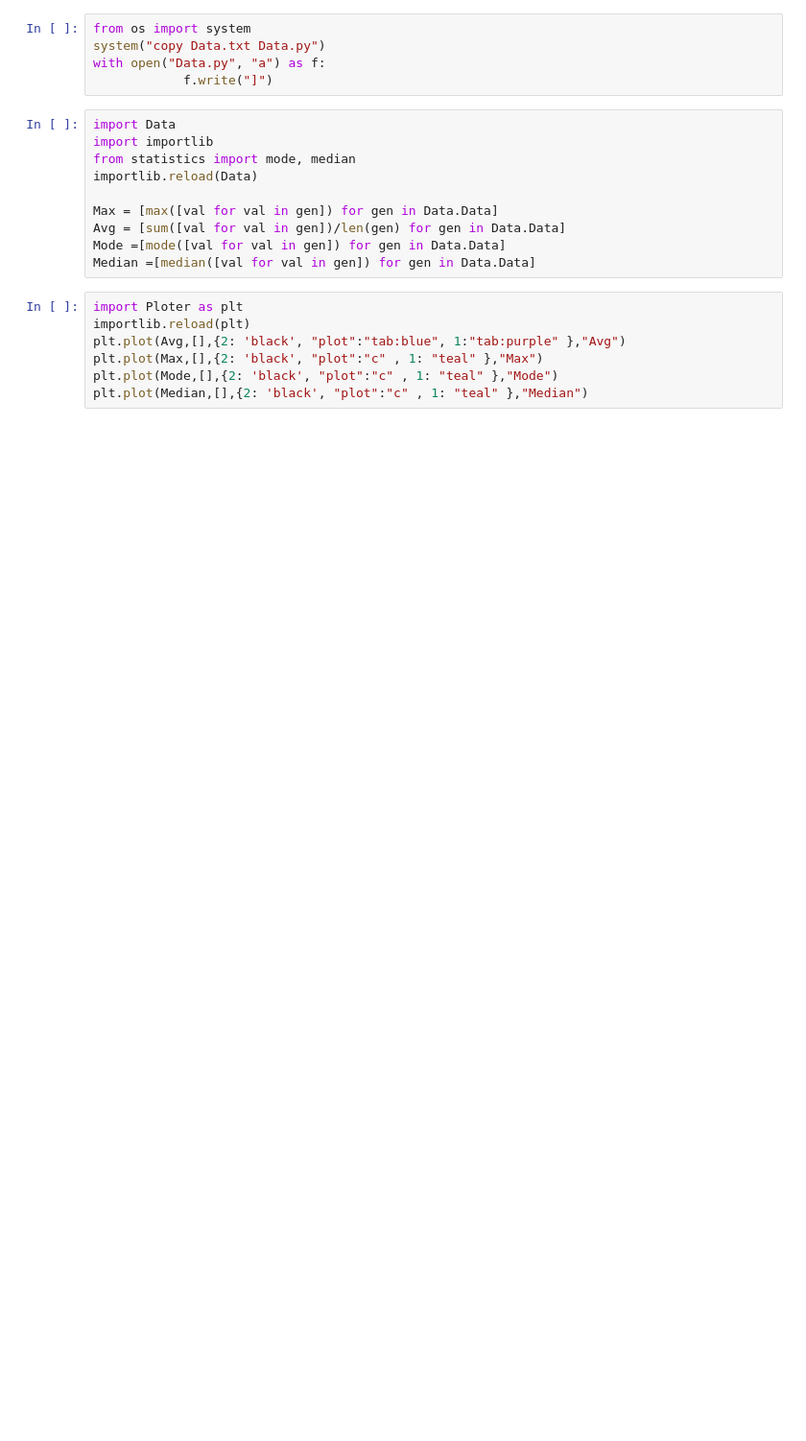
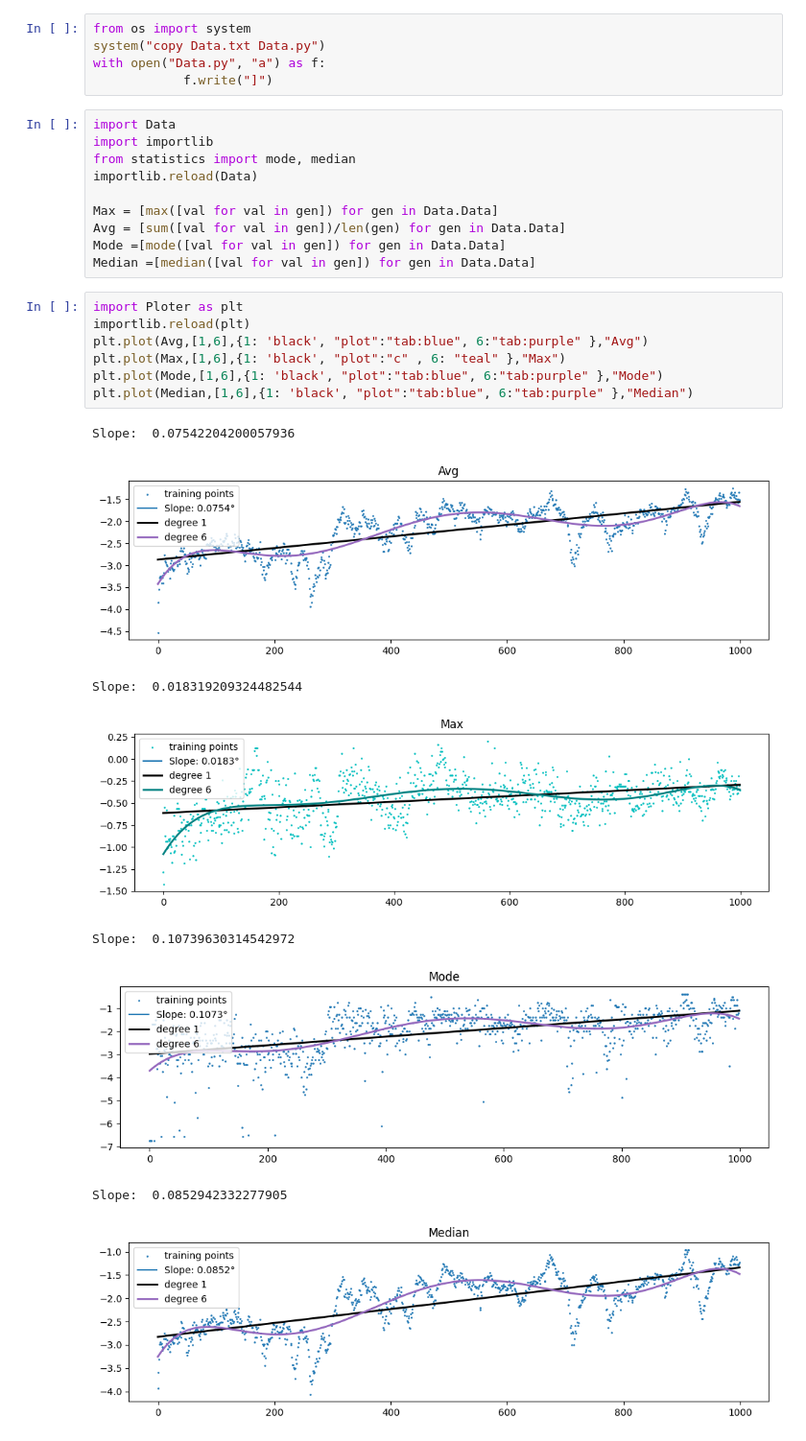
Before and after one commit to bojandam/ProektnaMatura, a Jupyter notebook: notebook.ipynb, the cells around one changed output. Shown: that part at 96% size. Drawn from its saved outputs; the diff is of its cells as text; blank space fills up the shorter version.

```diff
--- a/notebook.ipynb
+++ b/notebook.ipynb
@@ -65,7 +83,16 @@ Median =[median([val for val in gen]) for gen in Data.Data]
 # %%
 import Ploter as plt
 importlib.reload(plt)
-plt.plot(Avg,[],{2: 'black', "plot":"tab:blue", 1:"tab:purple" },"Avg")
-plt.plot(Max,[],{2: 'black', "plot":"c" , 1: "teal" },"Max")
-plt.plot(Mode,[],{2: 'black', "plot":"c" , 1: "teal" },"Mode")
-plt.plot(Median,[],{2: 'black', "plot":"c" , 1: "teal" },"Median")
+plt.plot(Avg,[1,6],{1: 'black', "plot":"tab:blue", 6:"tab:purple" },"Avg")
+plt.plot(Max,[1,6],{1: 'black', "plot":"c" , 6: "teal" },"Max")
+plt.plot(Mode,[1,6],{1: 'black', "plot":"tab:blue", 6:"tab:purple" },"Mode")
+plt.plot(Median,[1,6],{1: 'black', "plot":"tab:blue", 6:"tab:purple" },"Median")
+# %% [output]
+Slope:  0.07542204200057936
+[figure, added]
+Slope:  0.018319209324482544
+[figure, added]
+Slope:  0.10739630314542972
+[figure, added]
+Slope:  0.0852942332277905
+[figure, added]
```
Also changed, not shown: parts of 2 cells of this notebook, 1 other file.
